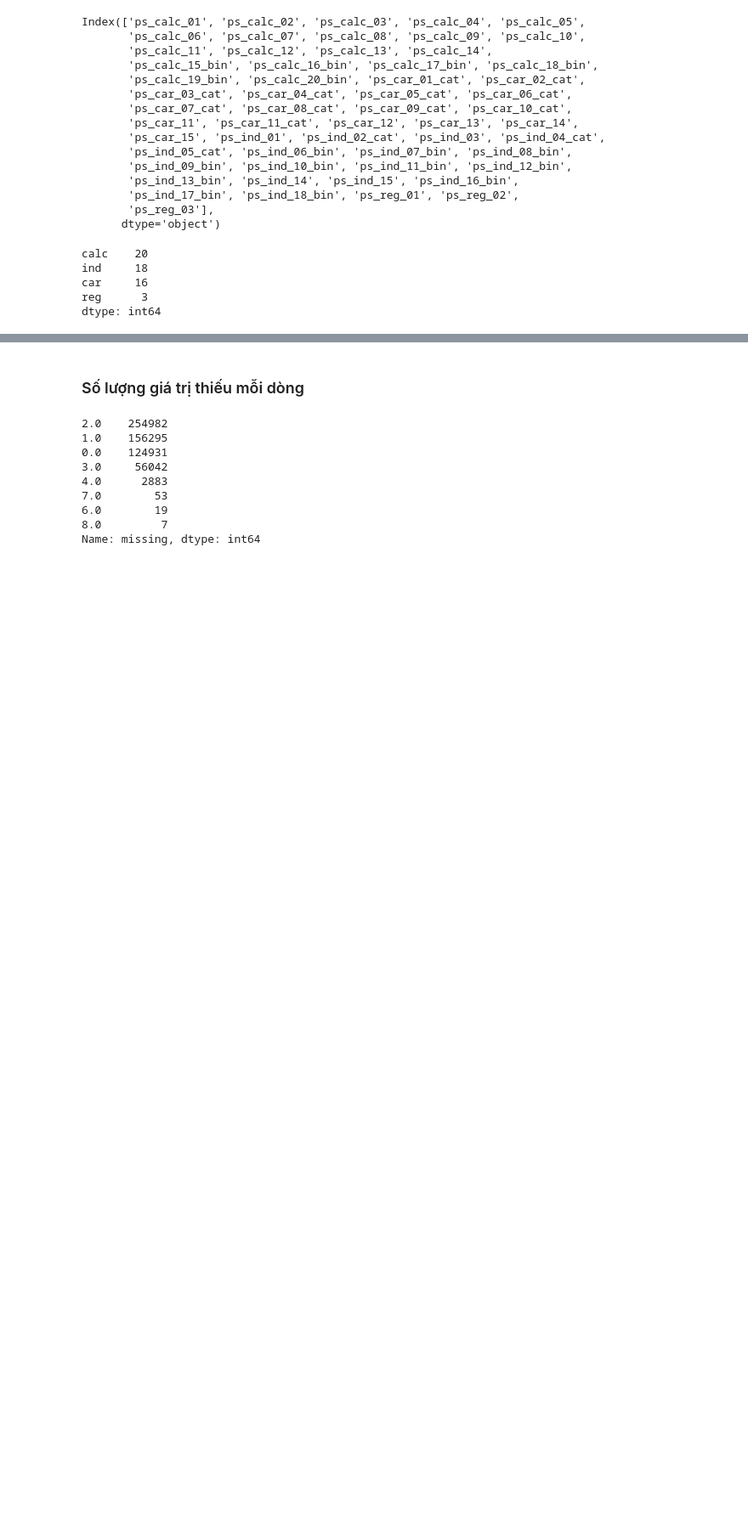
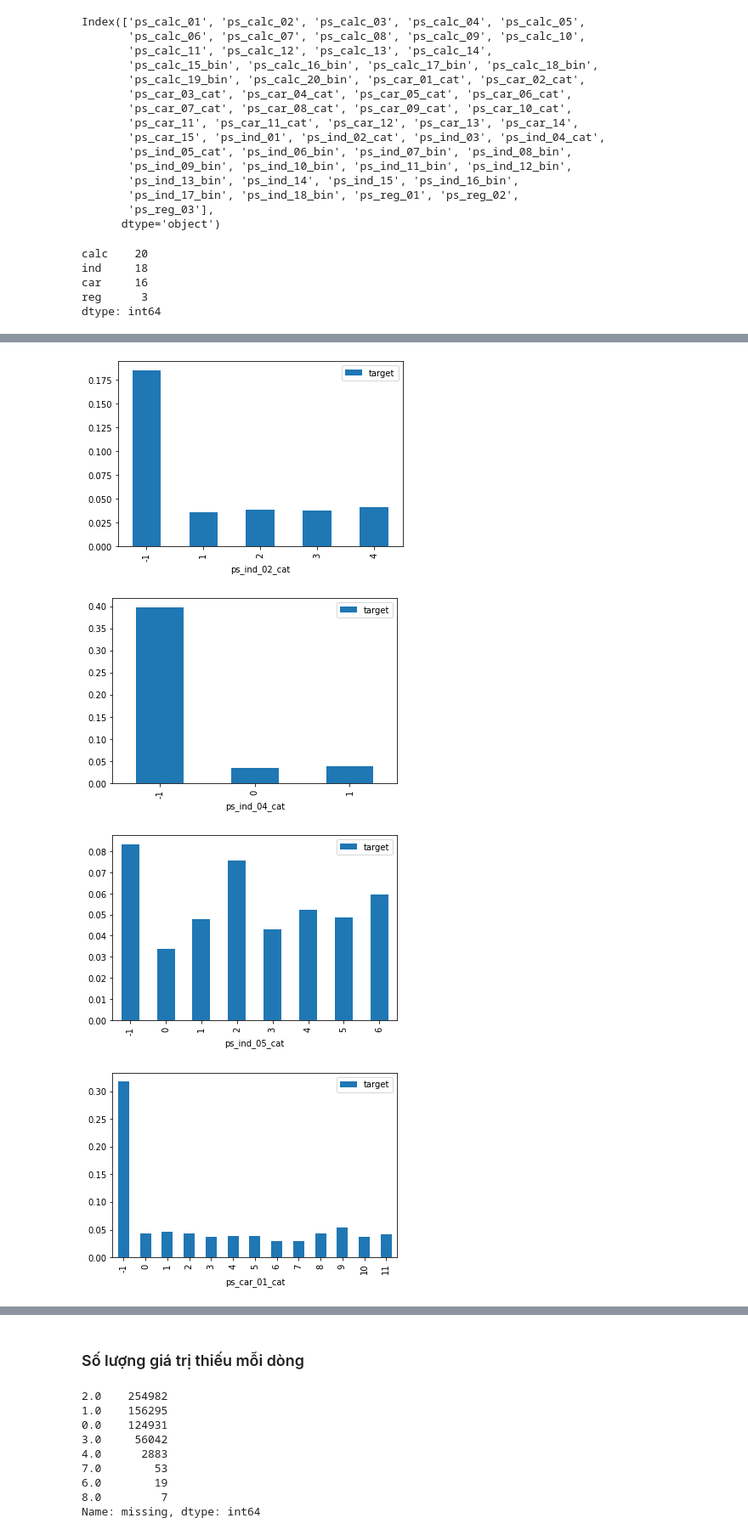
Before and after one commit to PhamVietXuan/kaggle-porto-seguro, a Jupyter notebook: gbm.ipynb, the cells around one changed output, grey strips where cells are left out. Shown at 85% size. Saved outputs shown, nothing was run; the diff lists cells and outputs as text; code cells hidden in the pictures; blank space fills up the shorter version.

```diff
--- a/gbm.ipynb
+++ b/gbm.ipynb
@@ -96,0 +106,8 @@ plt.pcolor(corr)
+# %%
+missing_col = []
+for col in X.columns:
+    if -1 in X[col].unique():
+        miss_count = (X[col] == -1).sum()
+        missing_col.append((col, miss_count))
+missing_col.sort(key = lambda x: x[1], reverse=True)
+missing_col
@@ -96,0 +142,9 @@ plt.pcolor(corr)
+# %%
+for col in cat_features:
+    train[[col, "target"]].groupby(col).mean().plot.bar()
+plt.show()
+# %% [output]
+[figure, added]
+[figure, added]
+[figure, added]
+[figure, added]
```
Also changed, not shown: parts of 40 cells of this notebook.
